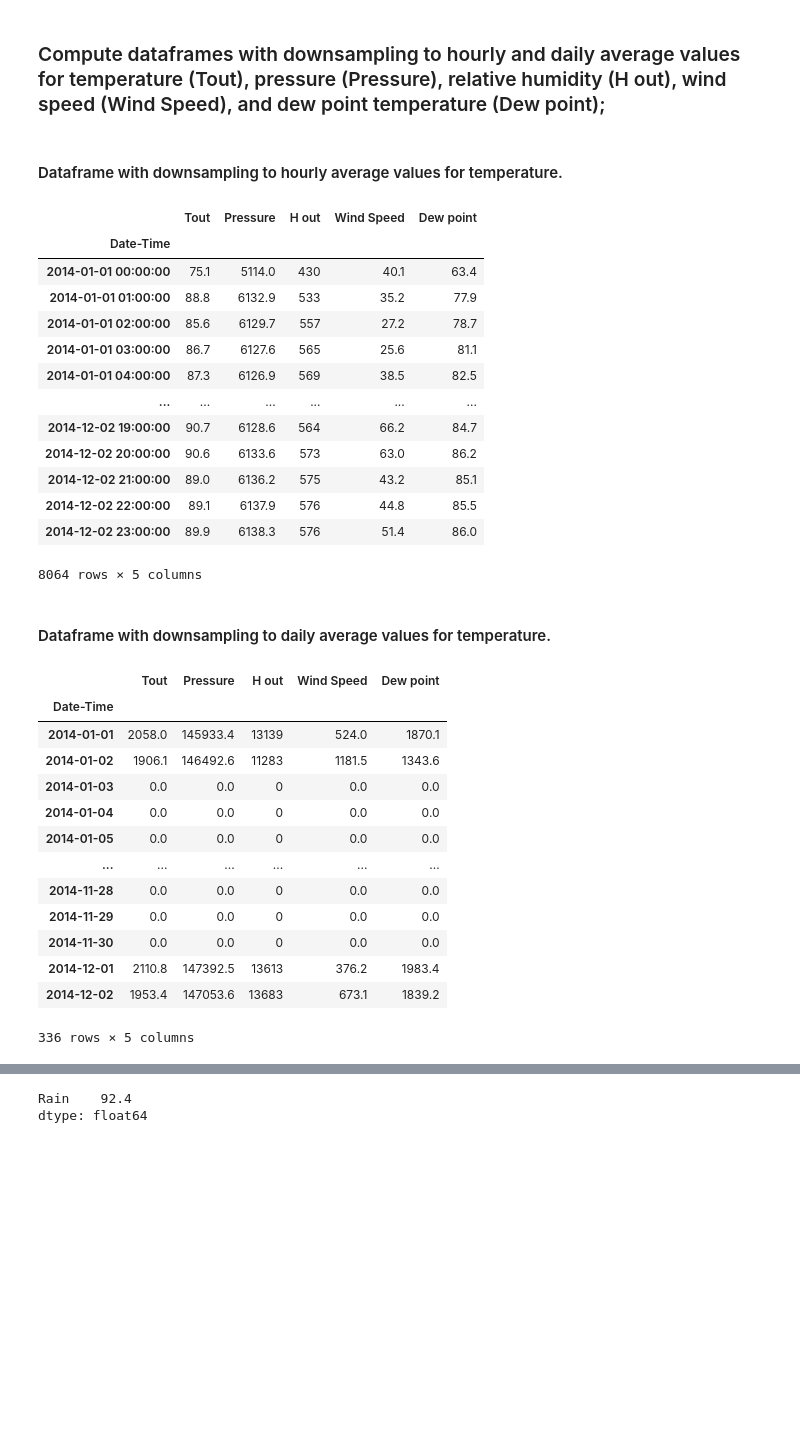
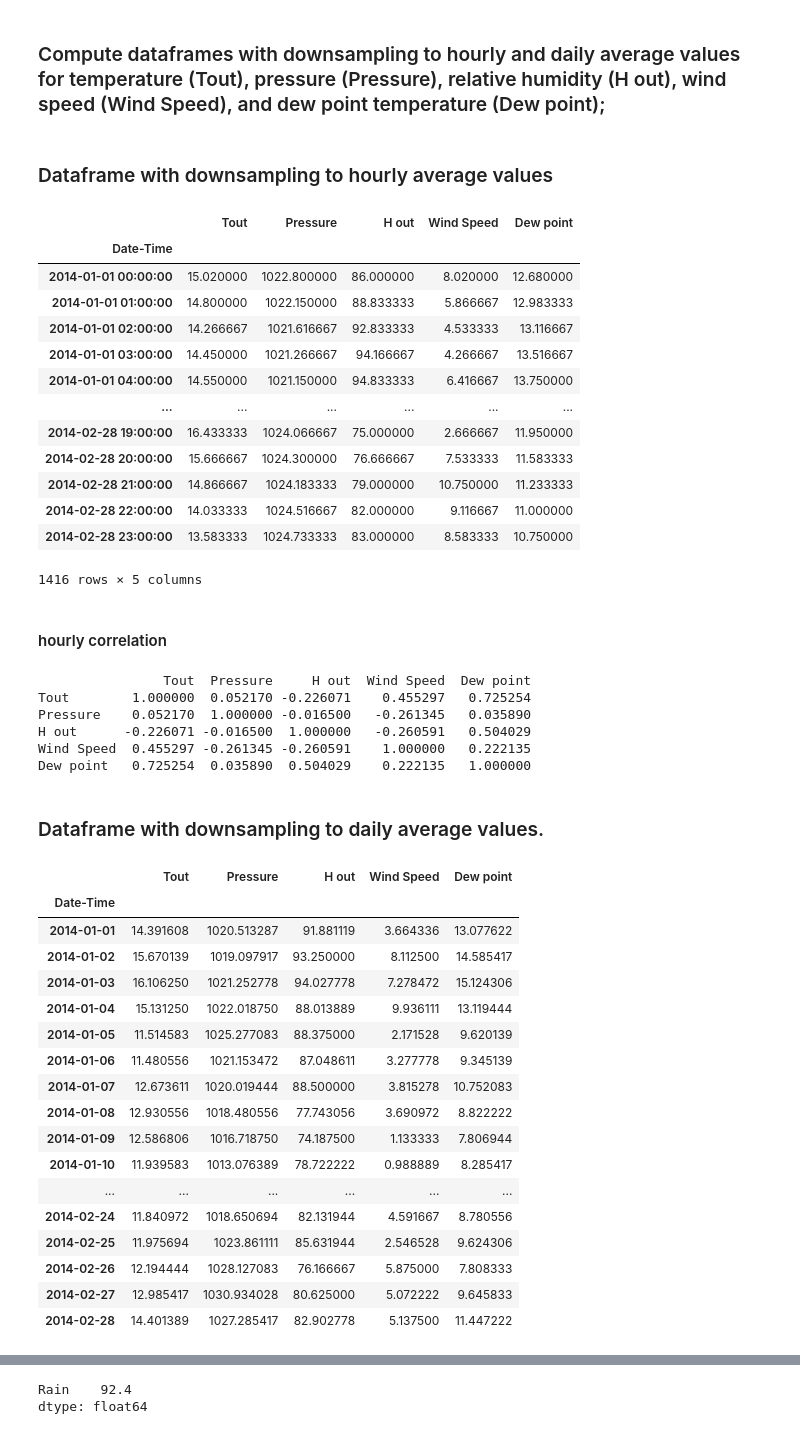
Before and after one commit to ccochato/computing_lectures, a Jupyter notebook: Exercises_Lesson_6_CARLOS.ipynb, the cells around one changed output, grey strips where cells are left out. Saved outputs shown, nothing was run; the diff lists cells and outputs as text; code cells hidden in the pictures; blank space fills up the shorter version.

```diff
--- a/Exercises_Lesson_6_CARLOS.ipynb
+++ b/Exercises_Lesson_6_CARLOS.ipynb
@@ -88,12 +83,12 @@ tdata_meteodat = pd.read_csv("./meteodat.csv")
 headers = list(tdata_meteodat.columns.values)[2:]
 date = tdata_meteodat.values[0:, 0].ravel()
 time = tdata_meteodat.values[0:, 1].ravel()
-datetime = [date[i]+ str(" ")+time[i] for i in range(len(time))]
+datetime = [date[i]+ str("-")+time[i] for i in range(len(time))]
 array = tdata_meteodat.values[0:, 2:]
 # %%
 # Transform this data into a dataframe with an index of datetime
 dframe_meteodat = pd.DataFrame(array, columns = headers,  index = datetime)
-dframe_meteodat.index = pd.to_datetime(dframe_meteodat.index)
+dframe_meteodat.index = pd.to_datetime(dframe_meteodat.index, dayfirst = True)
 dframe_meteodat.index.names = ["Date-Time"]
 dframe_meteodat
 # %% [output]
@@ -114,43 +109,58 @@ dframe_meteodat
 # %% [markdown]
 ###  Compute dataframes with downsampling to hourly and daily average values for temperature (Tout), pressure (Pressure), relative humidity (H out), wind speed (Wind Speed), and dew point temperature (Dew point);
 # %% [markdown]
-#### Dataframe with downsampling to hourly average values for temperature.
+### Dataframe with downsampling to hourly average values
 # %%
-new_meteodat = dframe_meteodat[['Tout','Pressure','H out', 'Wind Speed','Dew point']]
-new_meteodat_hourly = new_meteodat.resample("1H").sum()
+new_meteodat = dframe_meteodat[['Tout','Pressure','H out', 'Wind Speed','Dew point']].astype(float)
+new_meteodat_hourly = new_meteodat.resample("1H").mean()
 new_meteodat_hourly
 # %% [output]
 |  | Tout | Pressure | H out | Wind Speed | Dew point |
 | Date-Time |  |  |  |  |  |
-| 2014-01-01 00:00:00 | 75.1 | 5114.0 | 430 | 40.1 | 63.4 |
-| 2014-01-01 01:00:00 | 88.8 | 6132.9 | 533 | 35.2 | 77.9 |
-| 2014-01-01 02:00:00 | 85.6 | 6129.7 | 557 | 27.2 | 78.7 |
-| 2014-01-01 03:00:00 | 86.7 | 6127.6 | 565 | 25.6 | 81.1 |
-| 2014-01-01 04:00:00 | 87.3 | 6126.9 | 569 | 38.5 | 82.5 |
+| 2014-01-01 00:00:00 | 15.020000 | 1022.800000 | 86.000000 | 8.020000 | 12.680000 |
+| 2014-01-01 01:00:00 | 14.800000 | 1022.150000 | 88.833333 | 5.866667 | 12.983333 |
+| 2014-01-01 02:00:00 | 14.266667 | 1021.616667 | 92.833333 | 4.533333 | 13.116667 |
+| 2014-01-01 03:00:00 | 14.450000 | 1021.266667 | 94.166667 | 4.266667 | 13.516667 |
+| 2014-01-01 04:00:00 | 14.550000 | 1021.150000 | 94.833333 | 6.416667 | 13.750000 |
 | ... | ... | ... | ... | ... | ... |
-| 2014-12-02 19:00:00 | 90.7 | 6128.6 | 564 | 66.2 | 84.7 |
-| 2014-12-02 20:00:00 | 90.6 | 6133.6 | 573 | 63.0 | 86.2 |
-| 2014-12-02 21:00:00 | 89.0 | 6136.2 | 575 | 43.2 | 85.1 |
-| 2014-12-02 22:00:00 | 89.1 | 6137.9 | 576 | 44.8 | 85.5 |
-| 2014-12-02 23:00:00 | 89.9 | 6138.3 | 576 | 51.4 | 86.0 |
+| 2014-02-28 19:00:00 | 16.433333 | 1024.066667 | 75.000000 | 2.666667 | 11.950000 |
+| 2014-02-28 20:00:00 | 15.666667 | 1024.300000 | 76.666667 | 7.533333 | 11.583333 |
+| 2014-02-28 21:00:00 | 14.866667 | 1024.183333 | 79.000000 | 10.750000 | 11.233333 |
+| 2014-02-28 22:00:00 | 14.033333 | 1024.516667 | 82.000000 | 9.116667 | 11.000000 |
+| 2014-02-28 23:00:00 | 13.583333 | 1024.733333 | 83.000000 | 8.583333 | 10.750000 |
-8064 rows × 5 columns
+1416 rows × 5 columns
+# %% [markdown]
+#### hourly  correlation
+# %%
+print(new_meteodat_hourly.corr())
+# %% [output]
+                Tout  Pressure     H out  Wind Speed  Dew point
+Tout        1.000000  0.052170 -0.226071    0.455297   0.725254
+Pressure    0.052170  1.000000 -0.016500   -0.261345   0.035890
+H out      -0.226071 -0.016500  1.000000   -0.260591   0.504029
+Wind Speed  0.455297 -0.261345 -0.260591    1.000000   0.222135
+Dew point   0.725254  0.035890  0.504029    0.222135   1.000000
 # %% [markdown]
-#### Dataframe with downsampling to daily average values for temperature.
+### Dataframe with downsampling to daily average values.
 # %%
-new_meteodat_daily = new_meteodat.resample("24H").sum()
+new_meteodat_daily = new_meteodat.resample("1D").mean()
 new_meteodat_daily
 # %% [output]
 |  | Tout | Pressure | H out | Wind Speed | Dew point |
 | Date-Time |  |  |  |  |  |
-| 2014-01-01 | 2058.0 | 145933.4 | 13139 | 524.0 | 1870.1 |
-| 2014-01-02 | 1906.1 | 146492.6 | 11283 | 1181.5 | 1343.6 |
-| 2014-01-03 | 0.0 | 0.0 | 0 | 0.0 | 0.0 |
-| 2014-01-04 | 0.0 | 0.0 | 0 | 0.0 | 0.0 |
-| 2014-01-05 | 0.0 | 0.0 | 0 | 0.0 | 0.0 |
+| 2014-01-01 | 14.391608 | 1020.513287 | 91.881119 | 3.664336 | 13.077622 |
+| 2014-01-02 | 15.670139 | 1019.097917 | 93.250000 | 8.112500 | 14.585417 |
+| 2014-01-03 | 16.106250 | 1021.252778 | 94.027778 | 7.278472 | 15.124306 |
+| 2014-01-04 | 15.131250 | 1022.018750 | 88.013889 | 9.936111 | 13.119444 |
+| 2014-01-05 | 11.514583 | 1025.277083 | 88.375000 | 2.171528 | 9.620139 |
+| 2014-01-06 | 11.480556 | 1021.153472 | 87.048611 | 3.277778 | 9.345139 |
+| 2014-01-07 | 12.673611 | 1020.019444 | 88.500000 | 3.815278 | 10.752083 |
+| 2014-01-08 | 12.930556 | 1018.480556 | 77.743056 | 3.690972 | 8.822222 |
+| 2014-01-09 | 12.586806 | 1016.718750 | 74.187500 | 1.133333 | 7.806944 |
+| 2014-01-10 | 11.939583 | 1013.076389 | 78.722222 | 0.988889 | 8.285417 |
 | ... | ... | ... | ... | ... | ... |
-| 2014-11-28 | 0.0 | 0.0 | 0 | 0.0 | 0.0 |
-| 2014-11-29 | 0.0 | 0.0 | 0 | 0.0 | 0.0 |
-| 2014-11-30 | 0.0 | 0.0 | 0 | 0.0 | 0.0 |
-| 2014-12-01 | 2110.8 | 147392.5 | 13613 | 376.2 | 1983.4 |
-| 2014-12-02 | 1953.4 | 147053.6 | 13683 | 673.1 | 1839.2 |
+| 2014-02-24 | 11.840972 | 1018.650694 | 82.131944 | 4.591667 | 8.780556 |
+| 2014-02-25 | 11.975694 | 1023.861111 | 85.631944 | 2.546528 | 9.624306 |
+| 2014-02-26 | 12.194444 | 1028.127083 | 76.166667 | 5.875000 | 7.808333 |
+| 2014-02-27 | 12.985417 | 1030.934028 | 80.625000 | 5.072222 | 9.645833 |
+| 2014-02-28 | 14.401389 | 1027.285417 | 82.902778 | 5.137500 | 11.447222 |
-336 rows × 5 columns
```
Also changed, not shown: parts of 21 cells of this notebook.
